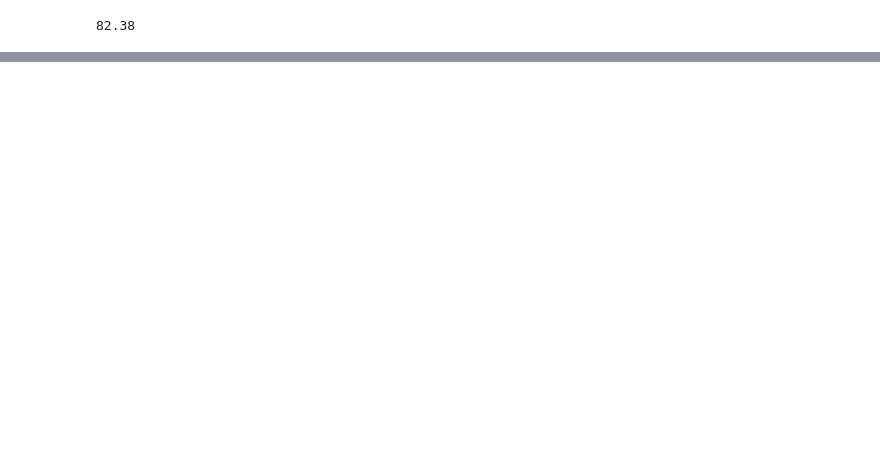
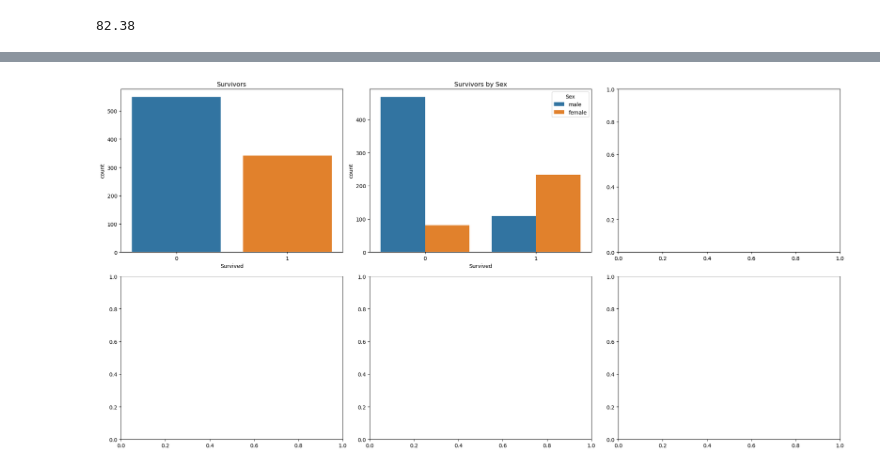
Before and after one commit to gianpaolof/decision_tree_titanic, a Jupyter notebook: First decision tree.ipynb, the cells around one changed output, grey strips where cells are left out. Cells and saved outputs as stored; diff of their text form; code cells hidden in the pictures; blank space fills up the shorter version.

```diff
--- a/First decision tree.ipynb
+++ b/First decision tree.ipynb
@@ -379,0 +492,12 @@ acc_decision_tree
+# %%
+fig, axx = plt.subplots(2, 3, figsize=(20,10))
+axx[0,0].set_title('Survivors')
+sns.countplot(x='Survived', data=train_data, ax=axx[0,0])
+axx[0,1].set_title('Survivors by Sex')
+sns.countplot(x='Survived', hue='Sex', data=train_data, ax=axx[0,1])
+#xx[0,2].set_title('Survivors by Pclass')
+#sns.countplot(x='Survived', hue='Pclass', data=train_data, ax=axx[0,2])
+
+plt.tight_layout()
+# %% [output]
+[figure, added]
```
Also changed, not shown: parts of 20 cells of this notebook.
